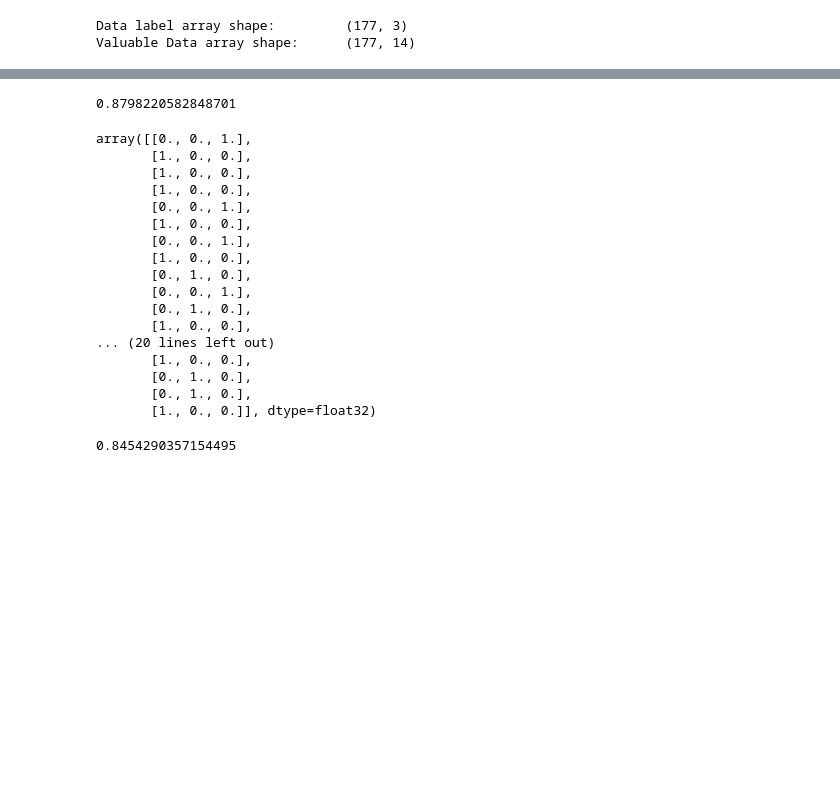
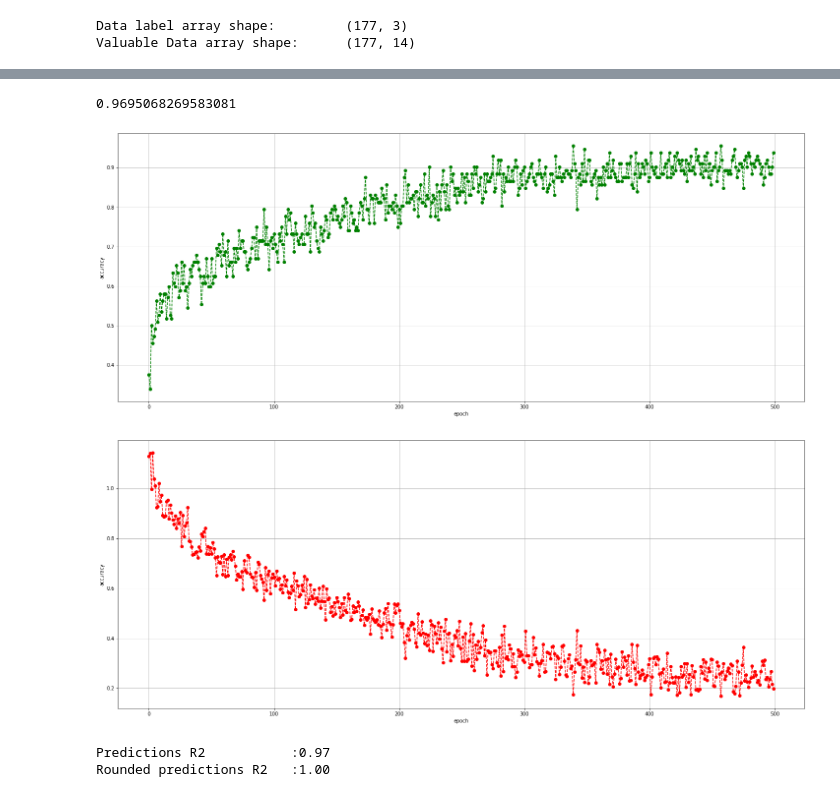
Before and after one commit to CyberGoat9152/ML_estudy, a Jupyter notebook: wine/main.ipynb, the cells around one changed output, grey strips where cells are left out. Cells and saved outputs as stored; diff of their text form; code cells hidden in the pictures; blank space fills up the shorter version.

Commit message:
changing model arcteture

```diff
--- a/wine/main.ipynb
+++ b/wine/main.ipynb
@@ -214,19 +214,17 @@ dataValuableTrain, dataValuableTest, dataLabelTrain ,dataLabelTest = train_test_
 nEpochs       = 500
 percentSplit  = 0.2
 # %%
-modelo_3 = tf.keras.models.Sequential()
-modelo_3.add(tf.keras.layers.Dense( units = 400, activation = 'tanh', input_shape = (14,) ))
-modelo_3.add(tf.keras.layers.Dropout(0.2))
-modelo_3.add(tf.keras.layers.Dense( units = 500, activation = 'tanh' ))
-modelo_3.add(tf.keras.layers.Dropout(0.2))
-modelo_3.add(tf.keras.layers.Dense( units = 500, activation = 'tanh' ))
-modelo_3.add(tf.keras.layers.Dropout(0.2))
-modelo_3.add(tf.keras.layers.Dense( units = 300, activation = 'tanh' ))
-modelo_3.add(tf.keras.layers.Dropout(0.2))
-modelo_3.add(tf.keras.layers.Dense( units = 200, activation = 'tanh' ))
-modelo_3.add(tf.keras.layers.Dropout(0.2))
-modelo_3.add(tf.keras.layers.Dense( units = 3  , activation = 'softmax' ))
-modelo_3.compile( optimizer = 'Adamax' , loss='CategoricalCrossentropy',metrics=['accuracy'])
-hist_3 = modelo_3.fit(dataValuableTrain, dataLabelTrain, epochs = nEpochs, batch_size = 35, validation_split = percentSplit,verbose =1)
+modelo = tf.keras.models.Sequential()
+modelo.add(tf.keras.layers.Dense( units = 50, activation = 'tanh', input_shape = (14,) ))
+modelo.add(tf.keras.layers.Dropout(0.2))
+modelo.add(tf.keras.layers.Dense( units = 50, activation = 'tanh' ))
+modelo.add(tf.keras.layers.Dropout(0.2))
+modelo.add(tf.keras.layers.Dense( units = 50, activation = 'tanh' ))
+modelo.add(tf.keras.layers.Dropout(0.2))
+modelo.add(tf.keras.layers.Dense( units = 50, activation = 'tanh' ))
+modelo.add(tf.keras.layers.Dropout(0.2))
+modelo.add(tf.keras.layers.Dense( units = 3  , activation = 'softmax' ))
+modelo.compile( optimizer = 'Adamax' , loss='CategoricalCrossentropy',metrics=['accuracy'])
+hist = modelo.fit(dataValuableTrain, dataLabelTrain, epochs = nEpochs, batch_size = 35, validation_split = percentSplit,verbose =1)
 # %% [output]
 Epoch 1/500
@@ -249,32 +247,32 @@ Epoch 500/500
 # %%
 from sklearn.metrics import r2_score
-r2_score(dataLabelTest, modelo_3.predict(dataValuableTest))
+r2_score(dataLabelTest, modelo.predict(dataValuableTest))
 # %% [output]
-0.8798220582848701
+0.9695068269583081
+# %%
+plt.figure(figsize=(25,10))
+plt.xlabel('epoch')
+plt.ylabel('accuracy')
+plt.plot(hist.history['accuracy'], 'o', color='green')
+plt.plot(hist.history['accuracy'], '--', color='green')
+plt.grid()
+# %% [output]
+[figure, added]
 # %%
-dataLabelTest
+plt.figure(figsize=(25,10))
+plt.xlabel('epoch')
+plt.ylabel('accuracy')
+plt.plot(hist.history['loss'], 'o', color='red')
+plt.plot(hist.history['loss'], '--', color='red')
+plt.grid()
 # %% [output]
-array([[0., 0., 1.],
-       [1., 0., 0.],
-       [1., 0., 0.],
-       [1., 0., 0.],
-       [0., 0., 1.],
-       [1., 0., 0.],
-       [0., 0., 1.],
-       [1., 0., 0.],
-       [0., 1., 0.],
-       [0., 0., 1.],
-       [0., 1., 0.],
-       [1., 0., 0.],
-... (20 lines left out)
-       [1., 0., 0.],
-       [0., 1., 0.],
-       [0., 1., 0.],
-       [1., 0., 0.]], dtype=float32)
+[figure, added]
 # %%
-prediction =  modelo_3.predict(dataValuableTest)
+prediction =  modelo.predict(dataValuableTest)
 filtredPrediction=[]
 p = np.around(prediction, decimals=0)
-r2_score(p,dataLabelTest)
+print('{:25}:{:.2f}'.format('Predictions R2', r2_score(prediction,dataLabelTest)))
+print('{:25}:{:.2f}'.format('Rounded predictions R2', r2_score(p,dataLabelTest)))
 # %% [output]
-0.8454290357154495
+Predictions R2           :0.97
+Rounded predictions R2   :1.00
```
Also changed, not shown: parts of 1 cell of this notebook.
